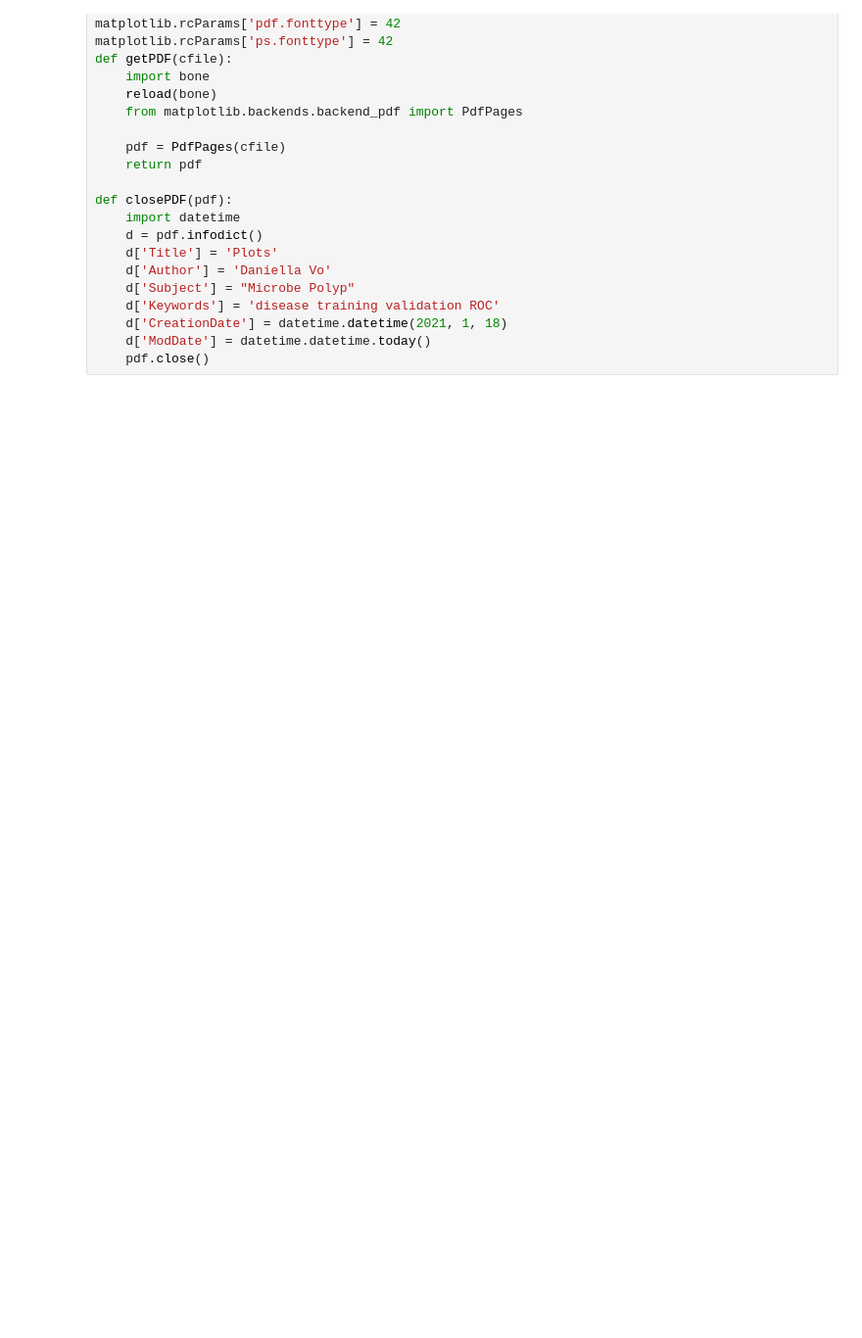
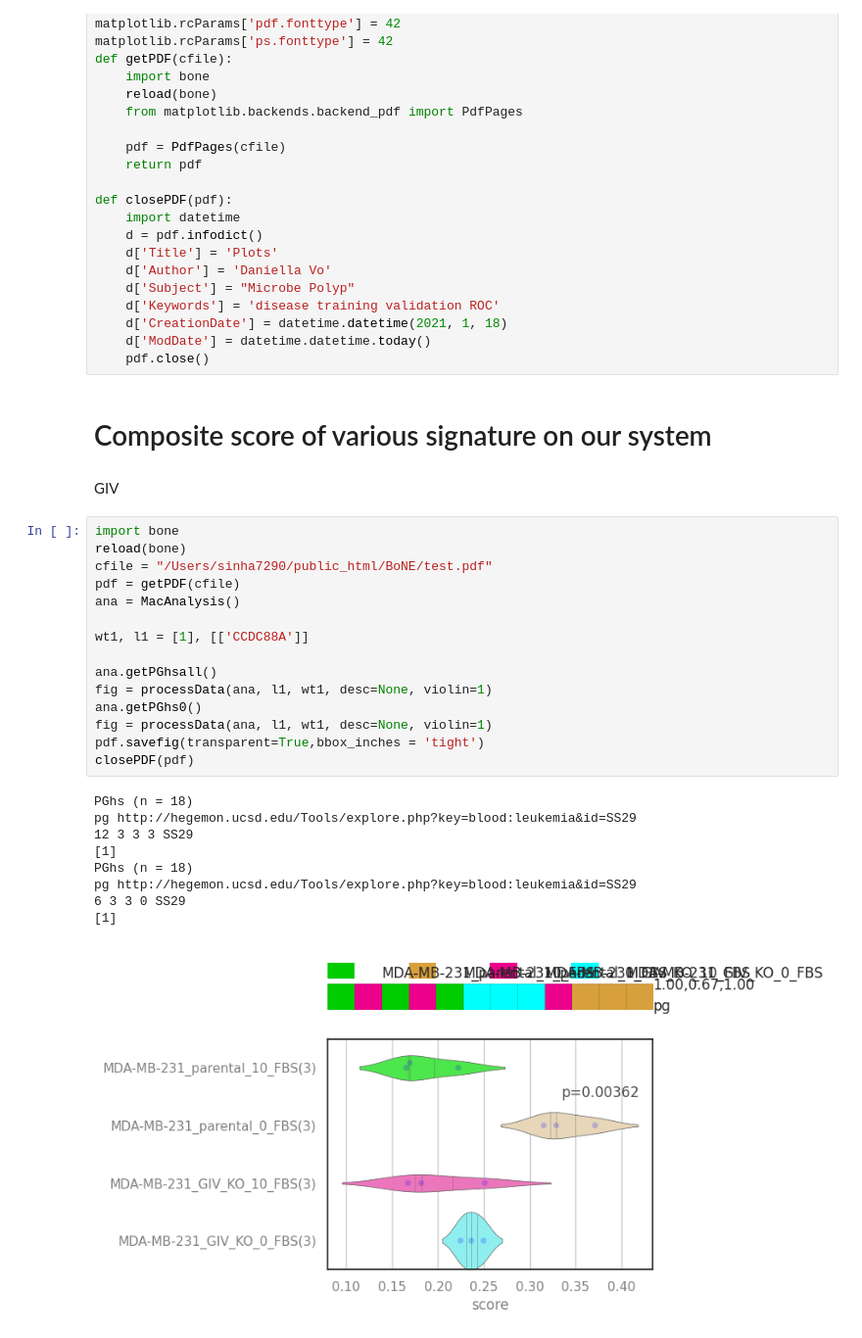
Before and after one commit to sinha7290/asig, a Jupyter notebook: ASIG composite score.ipynb, the cells around one changed output. Shown at 98% size. Cells and saved outputs as stored; diff of their text form; blank space fills up the shorter version.

```diff
--- a/ASIG composite score.ipynb
+++ b/ASIG composite score.ipynb
@@ -233,3 +233,32 @@ def closePDF(pdf):
     d['CreationDate'] = datetime.datetime(2021, 1, 18)
     d['ModDate'] = datetime.datetime.today()
     pdf.close()
+# %% [markdown]
+# Composite score of various signature on our system
+# %% [markdown]
+GIV
+# %%
+import bone
+reload(bone)
+cfile = "/Users/sinha7290/public_html/BoNE/test.pdf"
+pdf = getPDF(cfile)
+ana = MacAnalysis()
+
+wt1, l1 = [1], [['CCDC88A']]
+
+ana.getPGhsall()
+fig = processData(ana, l1, wt1, desc=None, violin=1)
+ana.getPGhs0()
+fig = processData(ana, l1, wt1, desc=None, violin=1)
+pdf.savefig(transparent=True,bbox_inches = 'tight')
+closePDF(pdf)
+# %% [output]
+PGhs (n = 18)
+pg http://hegemon.ucsd.edu/Tools/explore.php?key=blood:leukemia&id=SS29
+12 3 3 3 SS29
+[1]
+PGhs (n = 18)
+pg http://hegemon.ucsd.edu/Tools/explore.php?key=blood:leukemia&id=SS29
+6 3 3 0 SS29
+[1]
+[figure, added]
```
Also changed, not shown: parts of 34 cells of this notebook.
